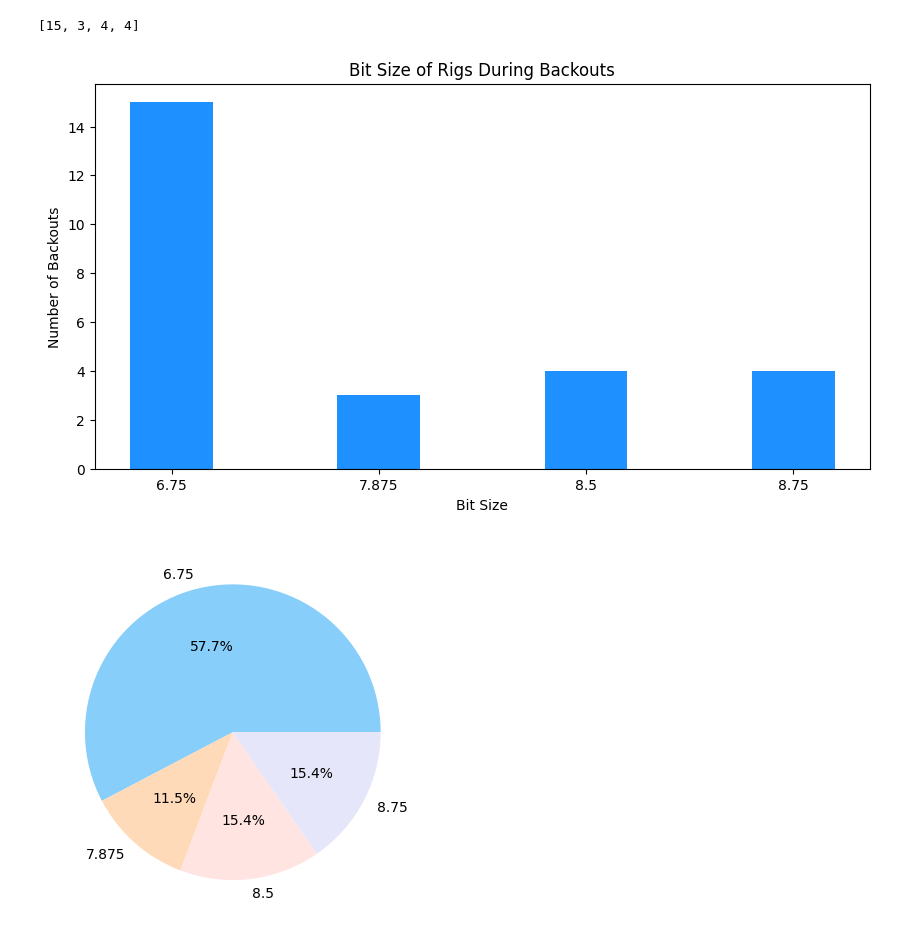
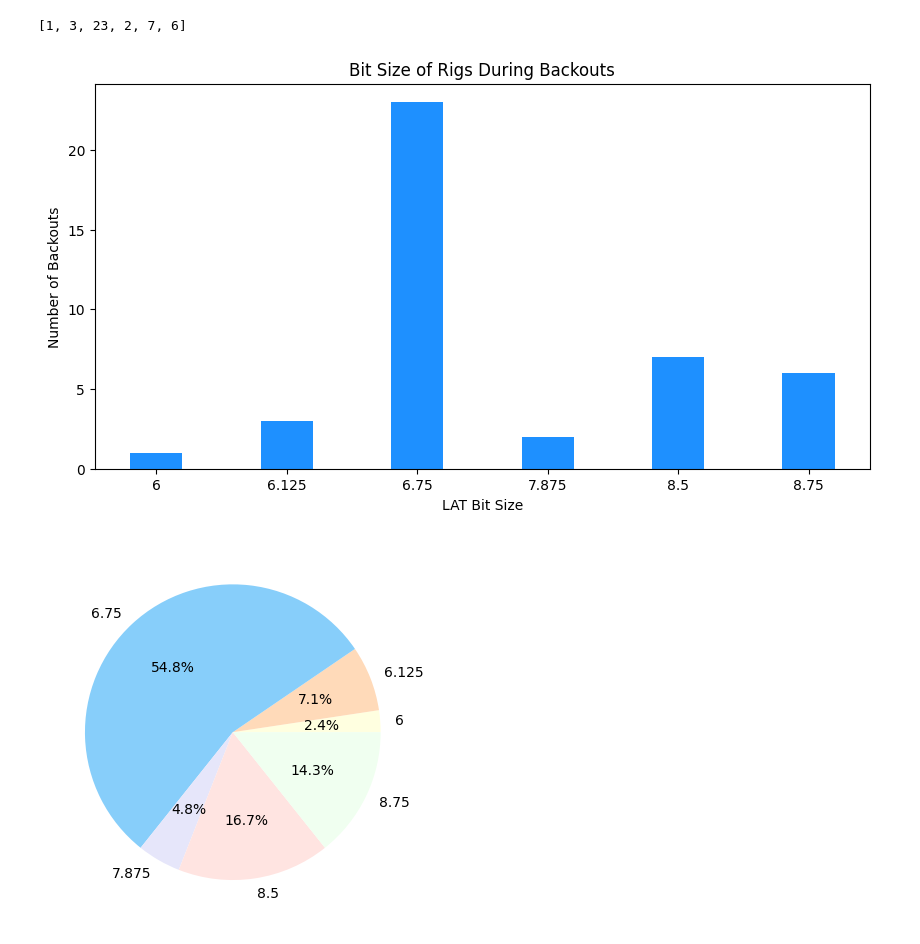
Before and after one commit to hialekhyaa/H-P-backout-project, a Jupyter notebook: BitSize.ipynb, the cells around one changed output. Saved outputs shown, nothing was run; the diff lists cells and outputs as text; code cells hidden in the pictures.

Commit message:
updated bit size data

```diff
--- a/BitSize.ipynb
+++ b/BitSize.ipynb
@@ -3,10 +3,10 @@ import pandas as pd
 import numpy as np
 import matplotlib.pyplot as plt
 
-inputFile = "size.csv"
+inputFile = "bitsize.csv"
 data = pd.read_csv(inputFile)
 # %%
-x = ['6.75', '7.875', '8.5', '8.75']
+x = ['6', '6.125',  '6.75', '7.875', '8.5', '8.75']
 y = []
 
 count = 0
@@ -20,30 +20,27 @@ for num in x :
     index = index + 1
 print(y)
 # %% [output]
-[15, 3, 4, 4]
+[1, 3, 23, 2, 7, 6]
 # %%
-#size of figure
 fig = plt.figure(figsize = (10, 5))
 
-#creates bar chart
 plt.bar(x, y, color ='dodgerblue',
         width = 0.4)
 
-#labels
 plt.title("Bit Size of Rigs During Backouts")
-plt.xlabel("Bit Size")
+plt.xlabel("LAT Bit Size")
 plt.ylabel("Number of Backouts")
 
-#display
+
 plt.show()
 # %% [output]
-[figure, old version]
+[figure, new version]
 # %%
 fig, ax = plt.subplots()
 
 #(counts, percentage, colors, pctdistance, labeldistance)
-ax.pie(y, labels=x, autopct='%1.1f%%', colors=['lightskyblue', 'peachpuff', 'mistyrose', 'lavender'])
+ax.pie(y, labels=x, autopct='%1.1f%%', colors=['lightyellow', 'peachpuff', 'lightskyblue', 'lavender', 'mistyrose', 'honeydew'])
 
 plt.show()
 # %% [output]
-[figure, old version]
+[figure, new version]
```
Also changed, not shown: 3 other files.
